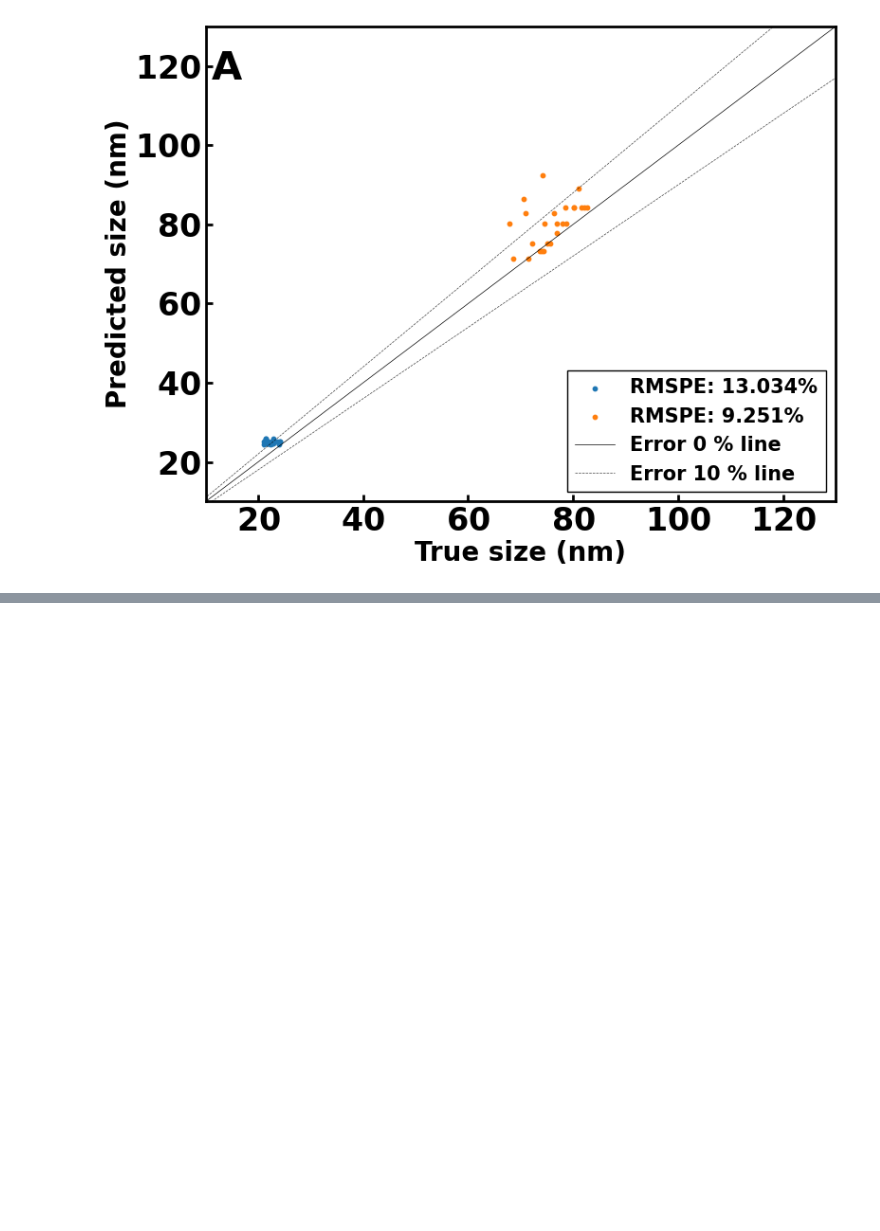
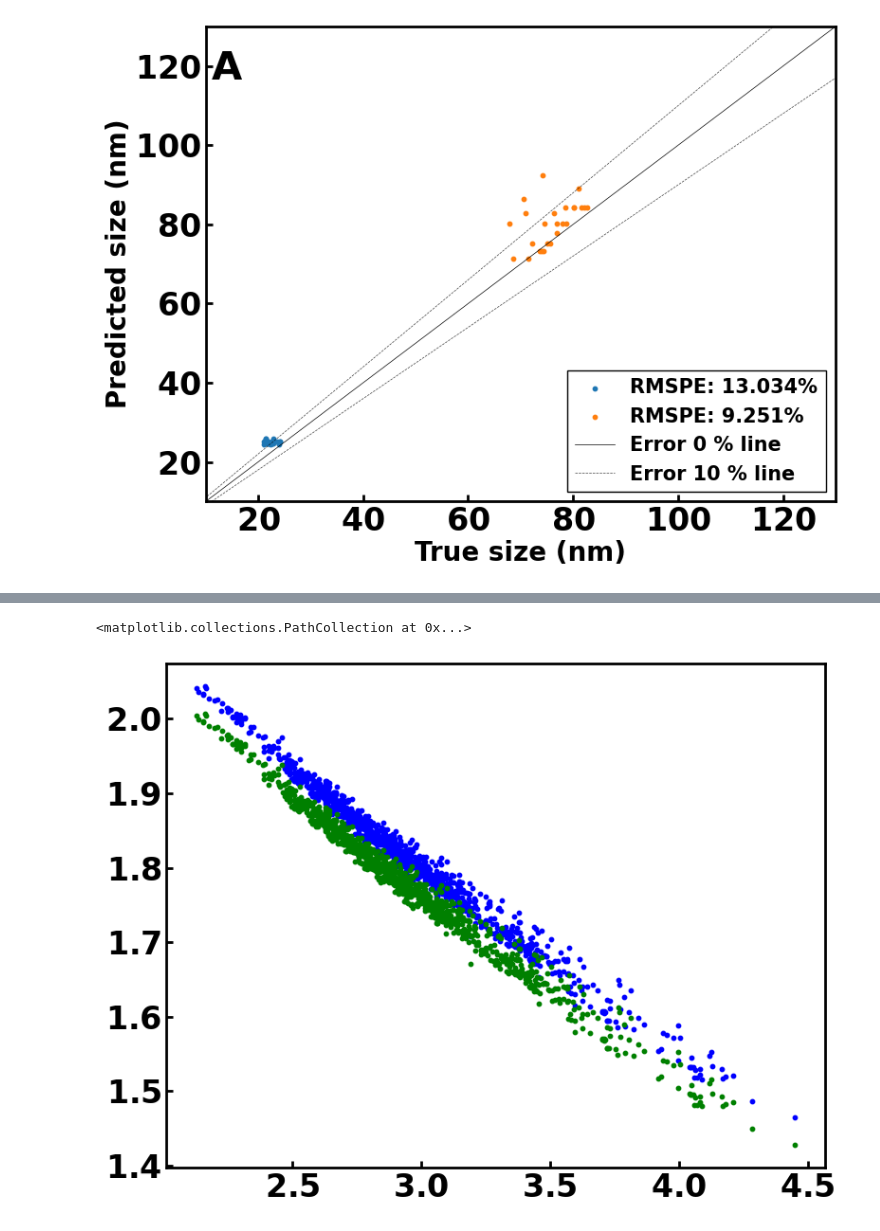
Before and after one commit to SWAN88/AuNR_DA, a Jupyter notebook: 083024_figure4_playground.ipynb, the cells around one changed output, grey strips where cells are left out. Drawn from its saved outputs; the diff is of its cells as text; code cells hidden in the pictures; blank space fills up the shorter version.

```diff
--- a/083024_figure4_playground.ipynb
+++ b/083024_figure4_playground.ipynb
@@ -325,0 +374,34 @@ Text(0.01, 0.95, 'A')
+# %%
+p = Path("C:/Users/katsuya2/OneDrive - University of Illinois - Urbana/Documents/Python Scripts/input_data/SPP2023")
+
+# all ITO data
+ito_data = pd.read_csv(Path(p, '111623_ito_training.csv'))
+ito_data['ratio'] = ito_data['length'] / ito_data['width']
+ito_data = ito_data.drop(['corrcoef'], axis=1)
+print(ito_data.shape)
+
+# further control the dataset so that all aspect ratio in glass can fall into the range of ITO's ratio
+ito_ratio_min = ito_data['ratio'].min()
+ito_ratio_max = ito_data['ratio'].max()
+
+glass_data = glass_data[(glass_data['ratio'] > ito_ratio_min) & (glass_data['ratio'] < ito_ratio_max)]
+glass_data = glass_data.reset_index(drop=True)
+print(glass_data.shape)
+
+# further control the dataset so that all width and length in glass can fal into the range of ITO's
+ito_width_min = ito_data['width'].min()
+ito_width_max = ito_data['width'].max()
+ito_length_min = ito_data['length'].min()
+ito_length_max = ito_data['length'].max()
+
+glass_data = glass_data[(glass_data['width'] > ito_width_min) & (glass_data['width'] < ito_width_max)]
+glass_data = glass_data[(glass_data['length'] > ito_length_min) & (glass_data['length'] < ito_length_max)]
+glass_data = glass_data.reset_index(drop=True)
+print(glass_data.shape)
+
+# Randomly sample 1000 rows from each dataframe
+# glass_data = glass_data.sample(n=1000, random_state=42)
+# glass_data = glass_data.reset_index(drop=True)
+# ito_data = ito_data.sample(n=1000, random_state=42)
+# ito_data = ito_data.reset_index(drop=True)
+# print(glass_data.shape)
@@ -325,0 +412,3 @@ Text(0.01, 0.95, 'A')
+# %%
+Al2O3_nsub = 1.762
+Al2O3_Eres, Al2O3_Linewidth = numerical_method(ito_data, glass_data, target_nsub=Al2O3_nsub)
@@ -325,0 +447,9 @@ Text(0.01, 0.95, 'A')
+# %%
+plt.scatter(glass_data['ratio'], glass_data['eres'], s=10, c='b', label='glass (1.52)')
+plt.scatter(glass_data['ratio'], Al2O3_Eres, s=10, c='g', label='numerically corrected glass for Al2O3 (1.762)')
+
+# plt.scatter(glass_data['ratio'], glass_data['linewidth'], s=10, c='b', label='glass (1.52)')
+# plt.scatter(glass_data['ratio'], Al2O3_Linewidth, s=10, c='g', label='numerically corrected glass for Al2O3 (1.762)')
+# %% [output]
+<matplotlib.collections.PathCollection at 0x...>
+[figure, added]
```
Also changed, not shown: parts of 14 cells of this notebook, 1 other file.
